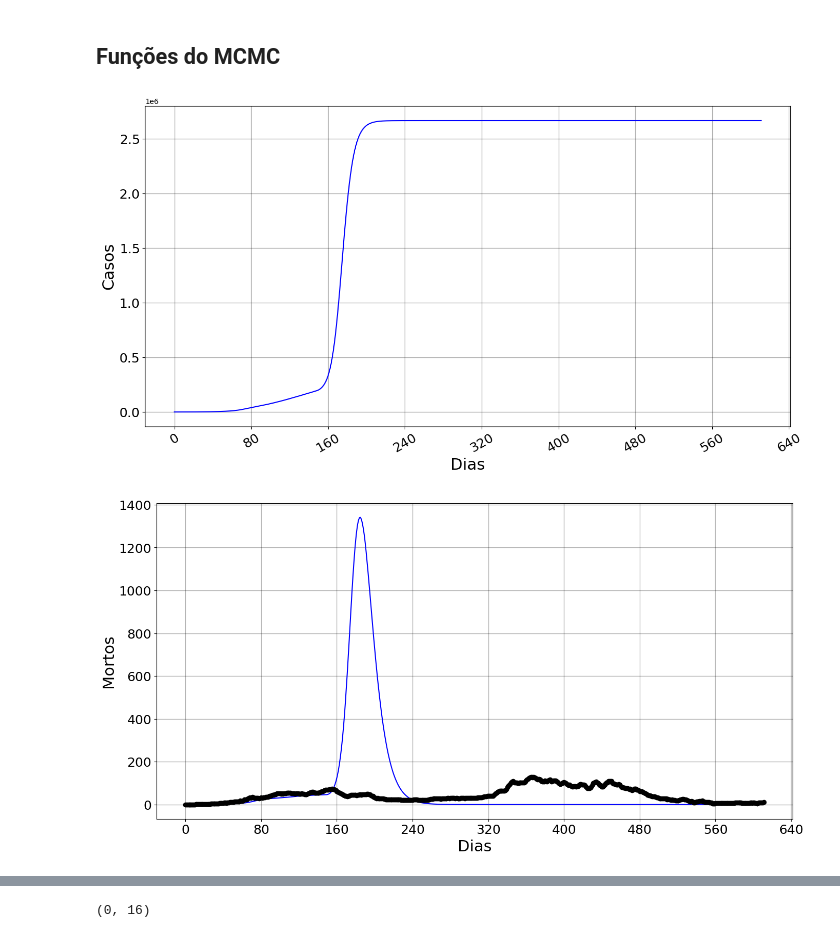
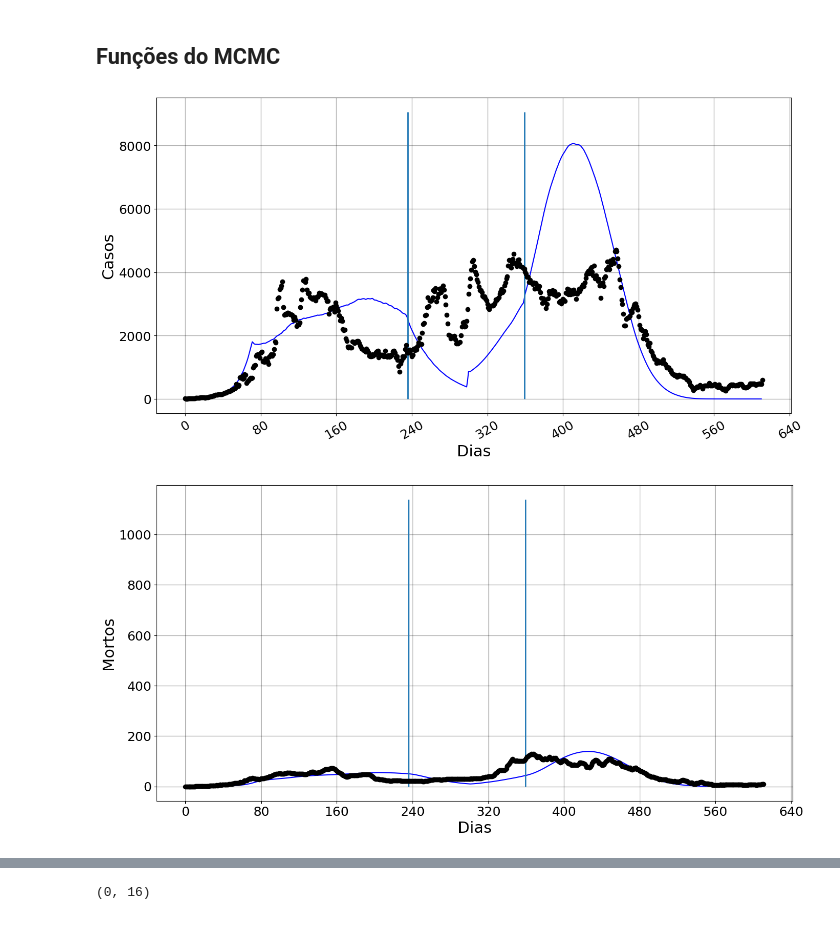
Before and after one commit to filipe7788/SEIHURD, a Jupyter notebook: fit_mcmc/fits_tests/tudo_e_delta.ipynb, the cells around one changed output, grey strips where cells are left out. Cells and saved outputs as stored; diff of their text form; code cells hidden in the pictures.

```diff
--- a/fit_mcmc/fits_tests/tudo_e_delta.ipynb
+++ b/fit_mcmc/fits_tests/tudo_e_delta.ipynb
@@ -284,7 +284,6 @@ intervals= np.array(   [ [0, 5], #b0
                          [0, 5], #b2
                          [149, 240], #t0
                          [241, 400], #t1
-                         [401, 500], #t2
                          [0.3, 0.99], #p
                          [0.3, 0.99], #p1
                          [0.3, 0.99], #p_v
@@ -301,52 +300,66 @@ initial = intervals[:,0] + par0 * (intervals[:,1] - intervals[:,0])
 ndim = len(initial)
 p0 = [np.array(initial) + 1e-7 * np.random.randn(ndim) for i in range(nwalkers)]
 
-if __name__ == '__main__':
-  with mp.Pool() as pool:
-    sampler1, pos1, prob1, state1 = main(p0,nwalkers,niter,ndim, pool)
-    samples1 = sampler1.flatchain
-    theta_max1  = samples1[np.argmax(sampler1.flatlnprobability)]
-    b0, b1, b2, t0, t1, p0, p1, p_v0, p_v1, delta0, delta1, delta_sv0, delta_sv1, delta_av0, delta_av1   = theta_max1
-    params = b0, b1, b2, t0, t1, p0, p1, p_v0, p_v1, delta0, delta1, delta_sv0, delta_sv1, delta_av0, delta_av1
-
-    sol1 = solve_ivp(fun = SEIIHURD, t_span = [0, len(novos_vacinados)-1], args=(params,),y0=condicoes_iniciais, t_eval=np.arange(len(novos_vacinados)-1))
+# if __name__ == '__main__':
+#   with mp.Pool() as pool:
+#     sampler1, pos1, prob1, state1 = main(p0,nwalkers,niter,ndim, pool)
+#     samples1 = sampler1.flatchain
+#     theta_max1  = samples1[np.argmax(sampler1.flatlnprobability)]
+#     b0, b1, b2, t0, t1, p0, p1, p_v0, p_v1, delta0, delta1, delta_sv0, delta_sv1, delta_av0, delta_av1   = theta_max1
+#     params = b0, b1, b2, t0, t1, p0, p1, p_v0, p_v1, delta0, delta1, delta_sv0, delta_sv1, delta_av0, delta_av1
+params = (1.1281,
+ 0.9517833157105655,
+ 1.4001500933098388,
+ 235.61740864154686,
+ 359.016272880671,
+ 0.44714038172795395,
+ 0.46525713321772405,
+ 0.5833309325128491,
+ 0.5952419347991762,
+ 0.4313339872792651,
+ 0.058670007770986465,
+ 0.6113541338552106,
+ 0.3008133195364495,
+ 0.03529206135938248,
+ 0.5427113664409375)
+sol1 = solve_ivp(fun = SEIIHURD, t_span = [0, len(novos_vacinados)-1], args=(params,),y0=condicoes_iniciais, t_eval=np.arange(len(novos_vacinados)-1))
 # %%
 # plotando mortes
 ts0 =  np.arange(len(novos_vacinados)-1)
 
 qi = sol1.y[-5,:] #mortes acumulados
 
 #Criando plot
 fig, ax = plt.subplots(figsize=(16,8))
 
 #Desenhando grid no plot
 ax.grid(which='major', axis='both', color='black',linewidth=1.,alpha=0.3)
 ax.autoscale()
 
 x_para_escala = np.arange(0, len(dados_datas)-1, 1)
 
-# ax.scatter(x_para_escala,  np.diff(dados_casos), color='black',zorder=3,label='Reported data')
+ax.scatter(x_para_escala,  np.diff(dados_casos), color='black',zorder=3,label='Reported data')
 #Plot the fitted function as a line.
-ax.plot((N*qi),color='blue',label='Fitted function')
+ax.plot(np.diff(N*qi),color='blue',label='Fitted function')
 #Set the labels
 ax.set_ylabel('Casos',fontsize=22)
 ax.set_xlabel('Dias', fontsize=22)
 # plt.vlines([ 333.15303923, 439.95810453], ymin=0, ymax=200)
 #Set the title
 #The size of the numbers on the axixis
 ax.tick_params(labelsize=18)
-
+plt.vlines([t0, t1], ymin=0, ymax=max(np.diff(qi*N))+1000, linewidth=2)
 #Limiting the ammount of dates on the X axixs
 ax.xaxis.set_major_locator(plt.MaxNLocator(10))
 #Rotating the dates for better visualization
 plt.setp(ax.get_xticklabels(), rotation=30)
 
 plot_mortes = fig
 
 #Show Graph
 plt.show()
 # %% [output]
-[figure, old version]
+[figure, new version]
 # %%
 # plotando mortes
 ts0 =  np.arange(len(novos_vacinados)-1)
@@ -373,6 +386,7 @@ ax.set_xlabel('Dias', fontsize=22)
 #Set the title
 #The size of the numbers on the axixis
 ax.tick_params(labelsize=18)
+plt.vlines([t0, t1], ymin=0, ymax=max(np.diff(qi*N))+1000, linewidth=2)
 
 #Limiting the ammount of dates on the X axixs
 ax.xaxis.set_major_locator(plt.MaxNLocator(10))
@@ -383,7 +397,7 @@ plot_casos = fig
 #Show Graph
 plt.show()
 # %% [output]
-[figure, old version]
+[figure, new version]
 # %%
 # plotando mortes
 ts0 =  np.arange(len(novos_vacinados)-1)
```
Also changed, not shown: parts of 6 cells of this notebook.
